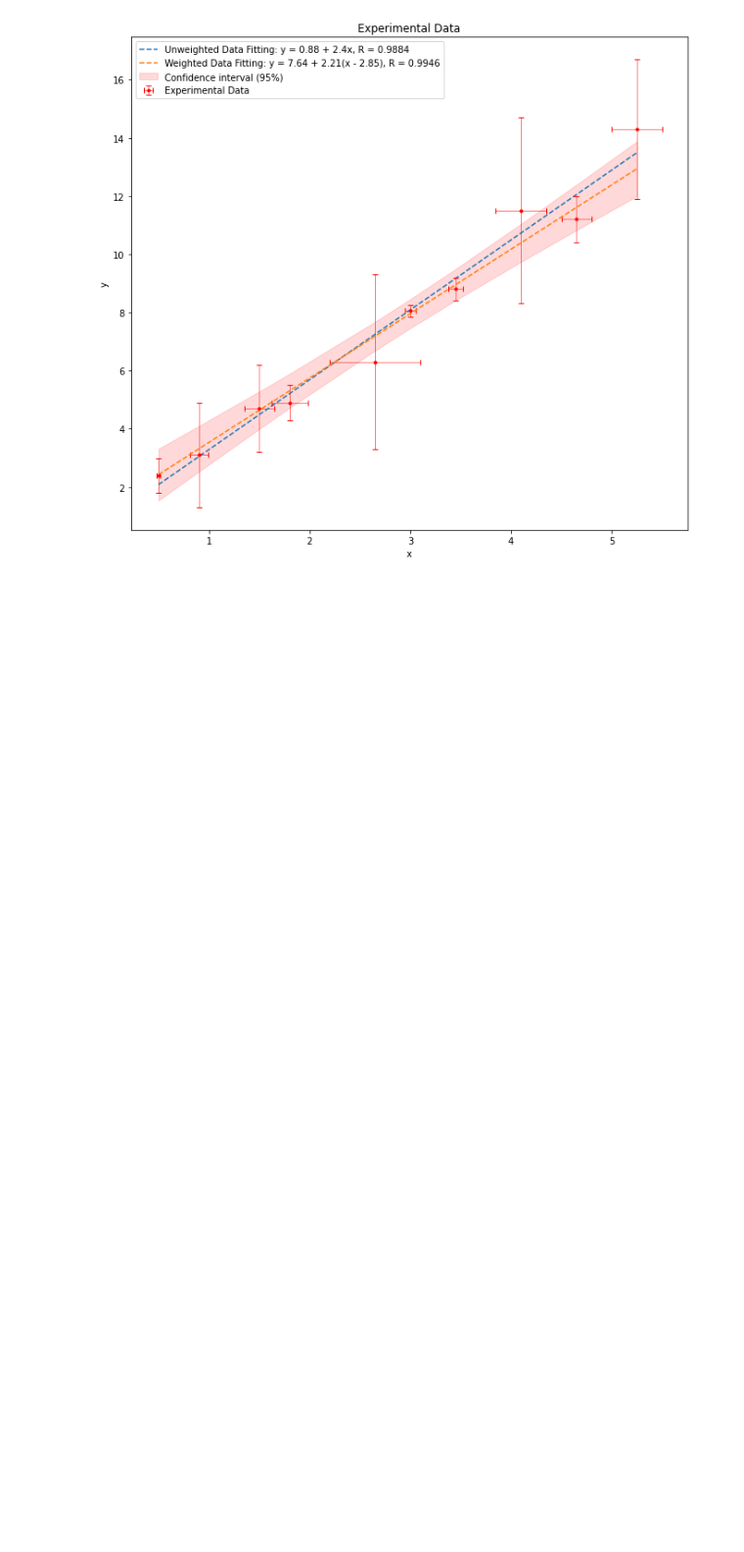
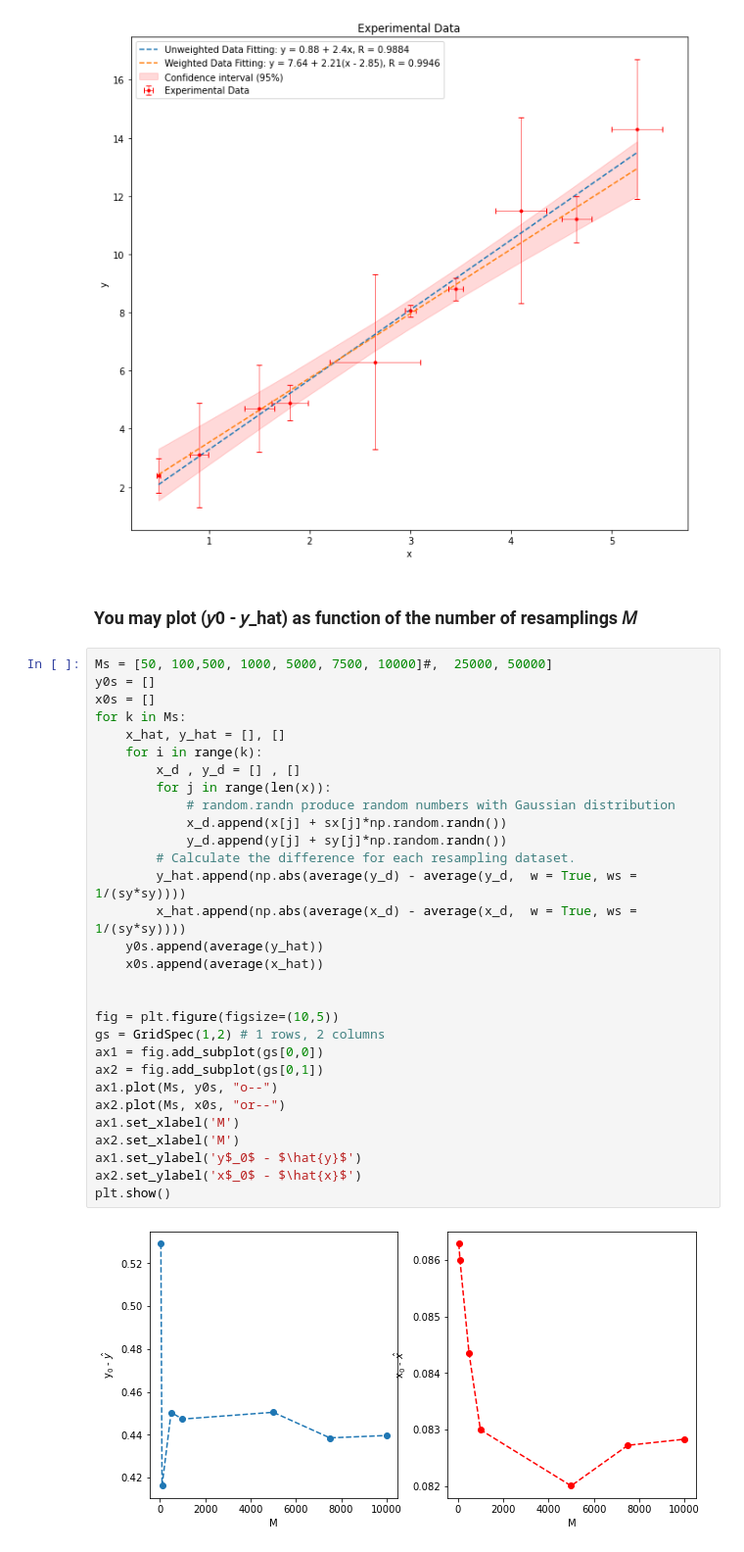
Before and after one commit to ccochato/cnm_final_project, a Jupyter notebook: FINAL_PROJECT_BOOTSTRAPPING_Carlos_Cocha.ipynb, the cells around one changed output. Shown: that part at 98% size. Drawn from its saved outputs; the diff is of its cells as text; blank space fills up the shorter version.

```diff
--- a/FINAL_PROJECT_BOOTSTRAPPING_Carlos_Cocha.ipynb
+++ b/FINAL_PROJECT_BOOTSTRAPPING_Carlos_Cocha.ipynb
@@ -293,3 +293,37 @@ plt.legend()
 plt.show()
 # %% [output]
 [figure]
+# %% [markdown]
+### You may plot (𝑦0 - 𝑦_hat) as function of the number of resamplings 𝑀
+# %%
+Ms = [50, 100,500, 1000, 5000, 7500, 10000]#,  25000, 50000]
+y0s = []
+x0s = []
+for k in Ms:
+    x_hat, y_hat = [], []
+    for i in range(k):
+        x_d , y_d = [] , []
+        for j in range(len(x)):
+            # random.randn produce random numbers with Gaussian distribution
+            x_d.append(x[j] + sx[j]*np.random.randn())
+            y_d.append(y[j] + sy[j]*np.random.randn())
+        # Calculate the difference for each resampling dataset.
+        y_hat.append(np.abs(average(y_d) - average(y_d,  w = True, ws = 1/(sy*sy))))
+        x_hat.append(np.abs(average(x_d) - average(x_d,  w = True, ws = 1/(sy*sy))))
+    y0s.append(average(y_hat))
+    x0s.append(average(x_hat))
+
+
+fig = plt.figure(figsize=(10,5))
+gs = GridSpec(1,2) # 1 rows, 2 columns
+ax1 = fig.add_subplot(gs[0,0])
+ax2 = fig.add_subplot(gs[0,1])
+ax1.plot(Ms, y0s, "o--")
+ax2.plot(Ms, x0s, "or--")
+ax1.set_xlabel('M')
+ax2.set_xlabel('M')
+ax1.set_ylabel('y$_0$ - $\hat{y}$')
+ax2.set_ylabel('x$_0$ - $\hat{x}$')
+plt.show()
+# %% [output]
+[figure, added]
```
Also changed, not shown: parts of 2 cells of this notebook.
